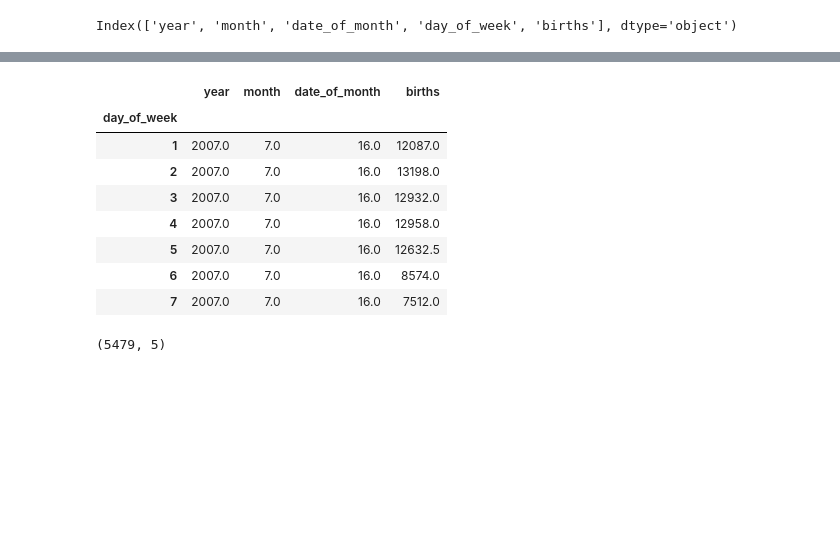
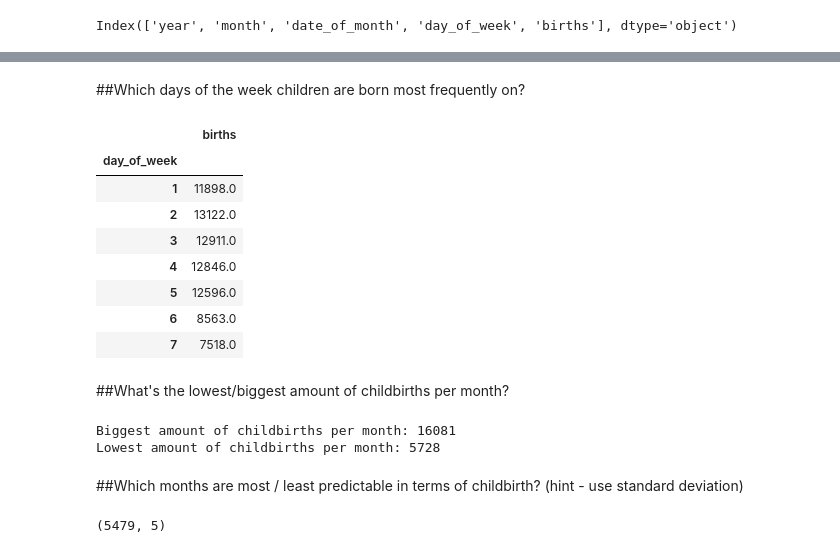
Before and after one commit to mmecius/turing_college, a Jupyter notebook: Demo_subproject.ipynb, the cells around one changed output, grey strips where cells are left out. Cells and saved outputs as stored; diff of their text form; code cells hidden in the pictures; blank space fills up the shorter version.

Commit message:
add collected data for charts for U.S. births

```diff
--- a/Demo_subproject.ipynb
+++ b/Demo_subproject.ipynb
@@ -425,12 +420,26 @@ Name: day_of_week, dtype: int64
+# %% [markdown]
+##Which days of the week children are born most frequently on?
 # %%
-df.groupby('day_of_week').median()
+df[['day_of_week','births']].groupby('day_of_week').mean().round(0)
 # %% [output]
-|  | year | month | date_of_month | births |
-| day_of_week |  |  |  |  |
-| 1 | 2007.0 | 7.0 | 16.0 | 12087.0 |
-| 2 | 2007.0 | 7.0 | 16.0 | 13198.0 |
-| 3 | 2007.0 | 7.0 | 16.0 | 12932.0 |
-| 4 | 2007.0 | 7.0 | 16.0 | 12958.0 |
-| 5 | 2007.0 | 7.0 | 16.0 | 12632.5 |
-| 6 | 2007.0 | 7.0 | 16.0 | 8574.0 |
-| 7 | 2007.0 | 7.0 | 16.0 | 7512.0 |
+|  | births |
+| day_of_week |  |
+| 1 | 11898.0 |
+| 2 | 13122.0 |
+| 3 | 12911.0 |
+| 4 | 12846.0 |
+| 5 | 12596.0 |
+| 6 | 8563.0 |
+| 7 | 7518.0 |
+# %% [markdown]
+##What's the lowest/biggest amount of childbirths per month?
+# %%
+biggest = df[['month','births']].max()
+lowest = df[['month','births']].min()
+print(f"Biggest amount of childbirths per month: {biggest.values[1]}")
+print(f"Lowest amount of childbirths per month: {lowest.values[1]}")
+# %% [output]
+Biggest amount of childbirths per month: 16081
+Lowest amount of childbirths per month: 5728
+# %% [markdown]
+##Which months are most / least predictable in terms of childbirth? (hint - use standard deviation)
```
Also changed, not shown: parts of 19 cells of this notebook.
